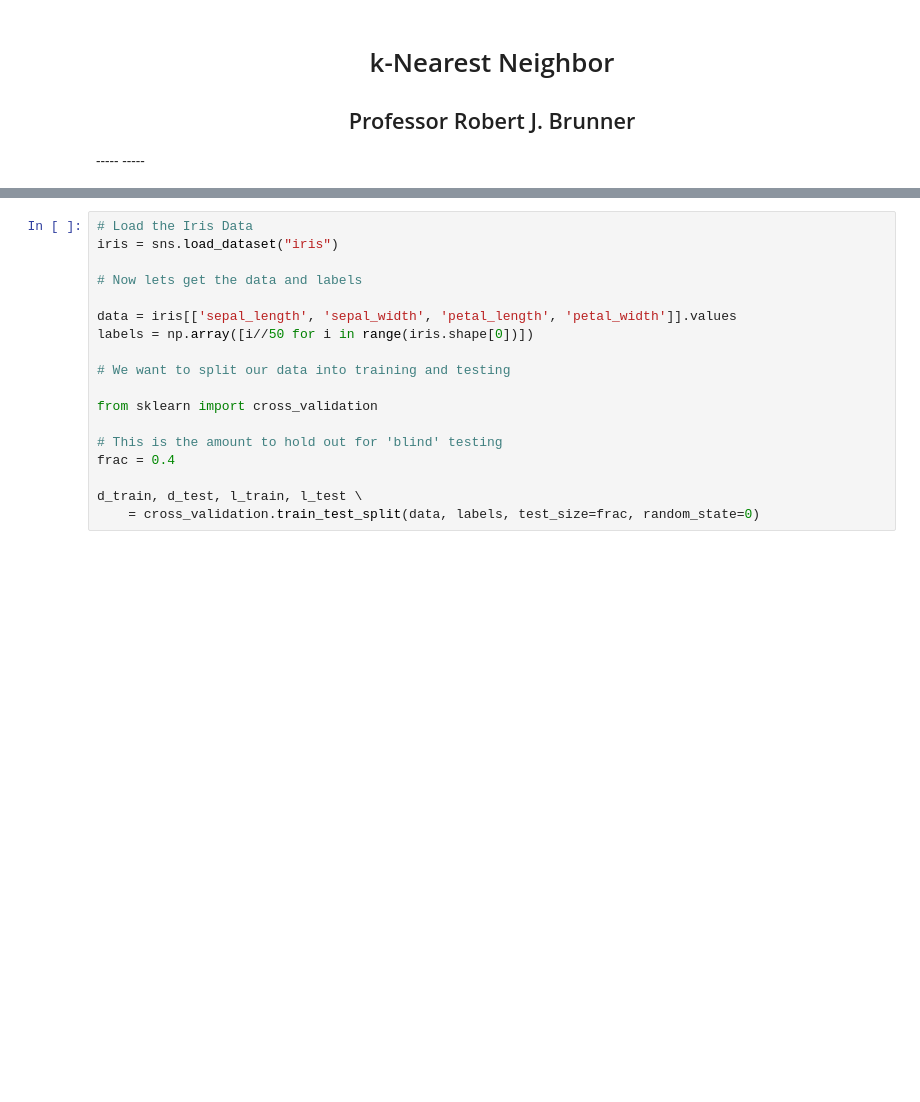
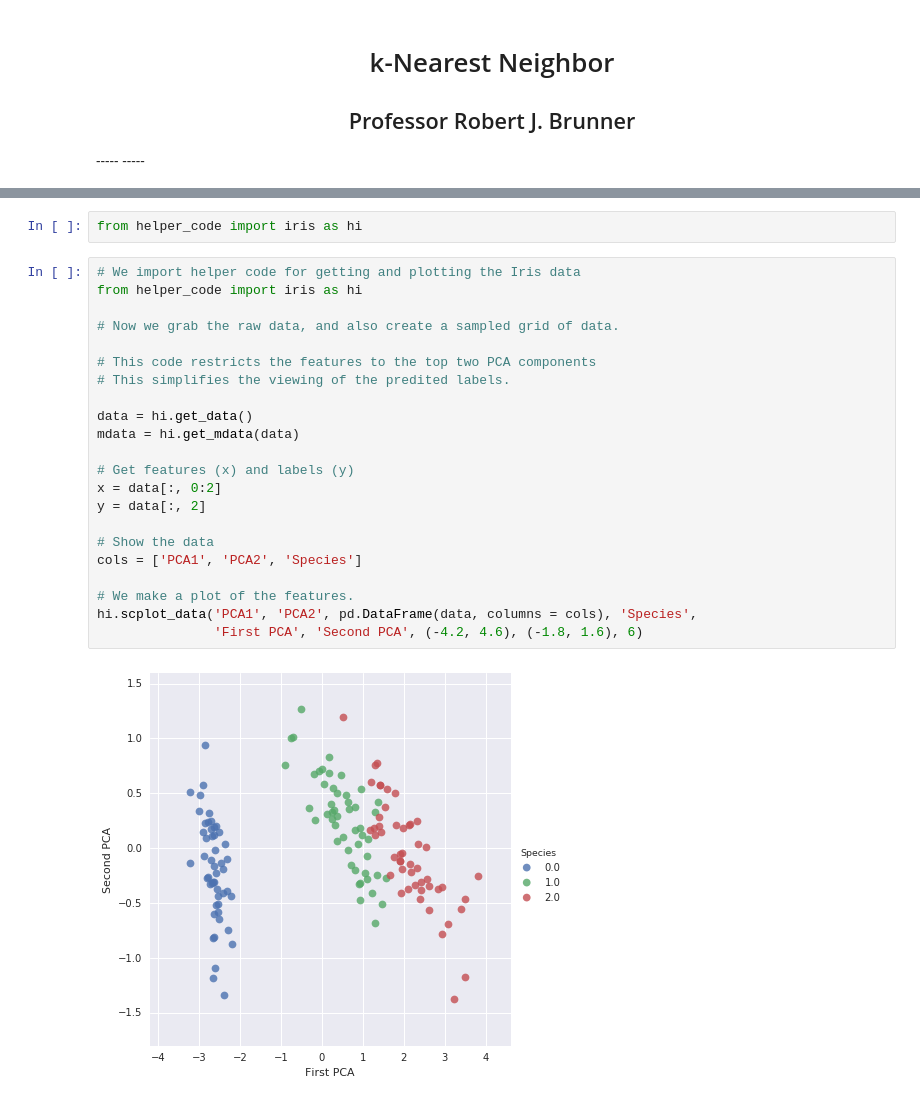
Before and after one commit to lcdm-uiuc/info490-sp16, a Jupyter notebook: Week3/notebooks/intro2knn.ipynb, the cells around one changed output, grey strips where cells are left out. Cells and saved outputs as stored; diff of their text form; blank space fills up the shorter version.

```diff
--- a/Week3/notebooks/intro2knn.ipynb
+++ b/Week3/notebooks/intro2knn.ipynb
@@ -70,24 +56,32 @@ Iris versicolor, and Iris virginica. Before proceeding, we can examine
 the Pandas DataFrame that contains these data.
 
 -----
-# %%
-# Load the Iris Data
-iris = sns.load_dataset("iris")
-
-# Now lets get the data and labels
-
-data = iris[['sepal_length', 'sepal_width', 'petal_length', 'petal_width']].values
-labels = np.array([i//50 for i in range(iris.shape[0])])
-
-# We want to split our data into training and testing
-
-from sklearn import cross_validation
-
-# This is the amount to hold out for 'blind' testing
-frac = 0.4
-
-d_train, d_test, l_train, l_test \
-    = cross_validation.train_test_split(data, labels, test_size=frac, random_state=0)
+# %%
+from helper_code import iris as hi
+# %%
+# We import helper code for getting and plotting the Iris data
+from helper_code import iris as hi
+
+# Now we grab the raw data, and also create a sampled grid of data.
+
+# This code restricts the features to the top two PCA components
+# This simplifies the viewing of the predited labels.
+
+data = hi.get_data()
+mdata = hi.get_mdata(data)
+
+# Get features (x) and labels (y)
+x = data[:, 0:2]
+y = data[:, 2]
+
+# Show the data
+cols = ['PCA1', 'PCA2', 'Species']
+
+# We make a plot of the features.
+hi.scplot_data('PCA1', 'PCA2', pd.DataFrame(data, columns = cols), 'Species',
+               'First PCA', 'Second PCA', (-4.2, 4.6), (-1.8, 1.6), 6)
+# %% [output]
+[figure, added]
 # %% [markdown]
 -----
 
```
Also changed, not shown: parts of 22 cells of this notebook, 5 other files.
